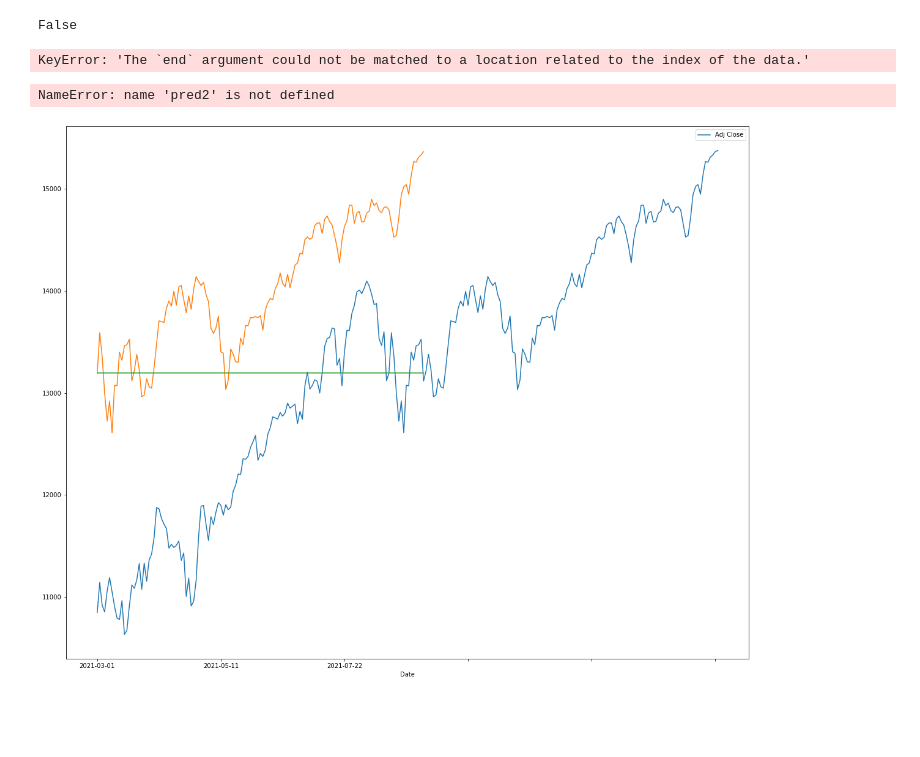
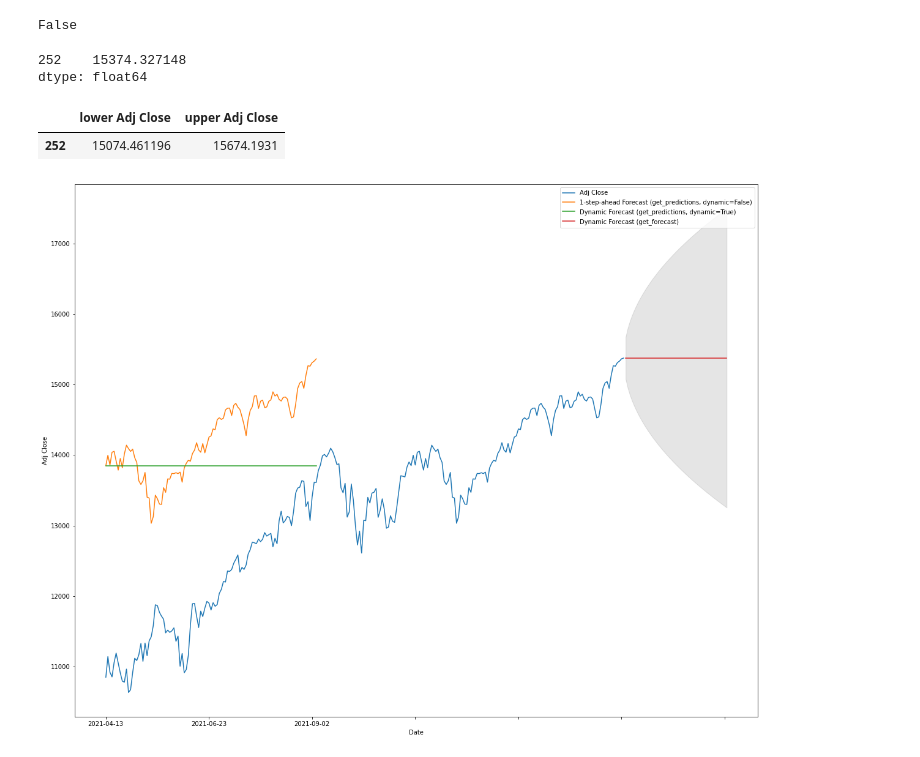
Before and after one commit to irishuangs/Fall-2021-ARIMA, a Jupyter notebook: ARIMA Sample.ipynb, the cells around one changed output. Drawn from its saved outputs; the diff is of its cells as text; code cells hidden in the pictures; blank space fills up the shorter version.

```diff
--- a/ARIMA Sample.ipynb
+++ b/ARIMA Sample.ipynb
@@ -10,8 +10,7 @@ import warnings
 from statsmodels.tsa.stattools import adfuller
 from statsmodels.tsa.arima_model import ARIMA
 # %%
-df = pd.read_csv(r'data\NASDAQ-1-YEAR- DAILY.csv',
-                index_col = 0)
+df = pd.read_csv(r'data\NASDAQ-1-YEAR- DAILY.csv', index_col = 0)
 df.head()
 # %% [output]
 |  | Open | High | Low | Close | Adj Close | Volume |
@@ -23,7 +22,7 @@ df.head()
 | 2020-09-14 | 11010.139648 | 11118.290039 | 10982.259766 | 11056.650391 | 11056.650391 | 3716820000 |
 # %%
 data = df[['Adj Close']]
-train_data = data['2020-09-08':'2021-01-31']
+train_data = data[:350]
 # %%
 df_diff1 = data.diff().fillna(data)
 data.plot()
@@ -88,12 +97,8 @@ data.tail()
 train_data.isnull().values.any()
 # %% [output]
 False
-# %%
-pred0 = results.get_prediction(start='2021-01-25', dynamic=False)
-pred0_ci = pred0.conf_int()
-pred1 = results.get_prediction(start='2021-01-25', dynamic=True)
-pred1_ci = pred1.conf_int()
-pred2 = results.get_forecast('2021-08-31')
-pred2_ci = pred2.conf_int()
-# %% [output]
-KeyError: 'The `end` argument could not be matched to a location related to the index of the data.'
+# %%
+pred0 = results.get_prediction(start='2021-04-13', dynamic=False)
+pred0_ci = pred0.conf_int()
+pred1 = results.get_prediction(start='2021-04-13', dynamic=True)
+pred1_ci = pred1.conf_int()
@@ -100,13 +107,25 @@ KeyError: 'The `end` argument could not be matched to a location related to the
+# %%
+forecast
+# %% [output]
+252    15374.327148
+dtype: float64
+# %%
+pred2 = results.get_forecast(steps=50)
+pred2_ci = pred2.conf_int()
+# %%
+pred2_ci
+# %% [output]
+|  | lower Adj Close | upper Adj Close |
+| 252 | 15074.461196 | 15674.1931 |
 # %%
 ax = data.plot(figsize=(20, 16))
 pred0.predicted_mean.plot(ax=ax, label='1-step-ahead Forecast (get_predictions, dynamic=False)')
 pred1.predicted_mean.plot(ax=ax, label='Dynamic Forecast (get_predictions, dynamic=True)')
 pred2.predicted_mean.plot(ax=ax, label='Dynamic Forecast (get_forecast)')
 ax.fill_between(pred2_ci.index, pred2_ci.iloc[:, 0], pred2_ci.iloc[:, 1], color='k', alpha=.1)
-plt.ylabel('Monthly airline passengers (x1000)')
+plt.ylabel('Adj Close')
 plt.xlabel('Date')
 plt.legend()
 plt.show()
 # %% [output]
-NameError: name 'pred2' is not defined
-[figure, old version]
+[figure, new version]
```
Also changed, not shown: parts of 5 cells of this notebook, 2 other files.
